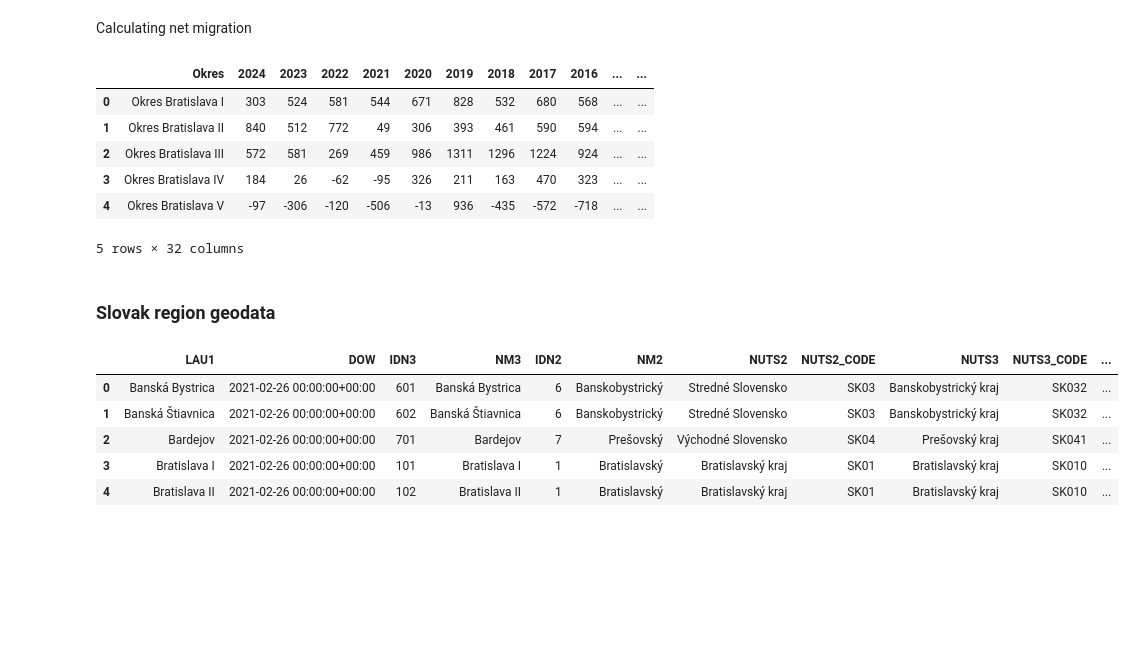
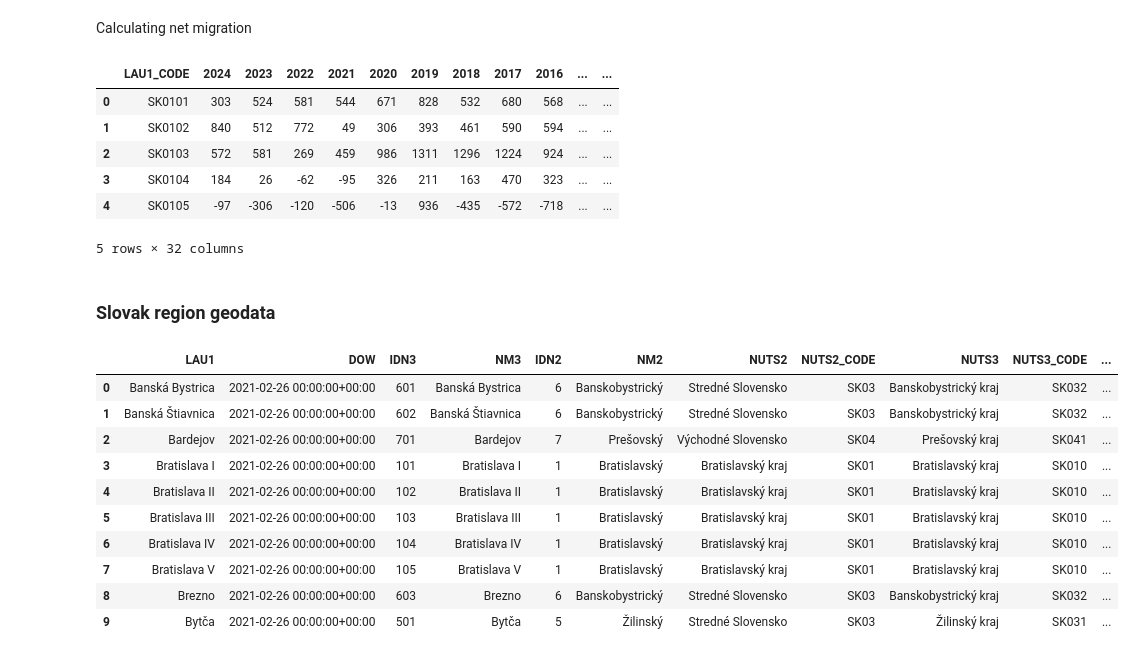
Before and after one commit to jatofi-official/migration-eu-analysis, a Jupyter notebook: Notebooks/Processing-raw-data/slovak_data.ipynb, the cells around one changed output. Saved outputs shown, nothing was run; the diff lists cells and outputs as text; code cells hidden in the pictures; blank space fills up the shorter version.

Commit message:
Added district data slovakia
And renamed international data for SK

```diff
--- a/Notebooks/Processing-raw-data/slovak_data.ipynb
+++ b/Notebooks/Processing-raw-data/slovak_data.ipynb
@@ -60,24 +60,31 @@ for i in range(n_rows):
         net_migration_table.iloc[i,k] = immigration_table_raw.iloc[i,k]-emigration_table_raw.iloc[i,k]
 
 display(net_migration_table.head())
+
+net_migration_table.to_csv("../../Data/slovakia/net_migration_districts_sk.csv",index=False)
 # %% [output]
-|  | Okres | 2024 | 2023 | 2022 | 2021 | 2020 | 2019 | 2018 | 2017 | 2016 | ... | ... |
-| 0 | Okres Bratislava I | 303 | 524 | 581 | 544 | 671 | 828 | 532 | 680 | 568 | ... | ... |
-| 1 | Okres Bratislava II | 840 | 512 | 772 | 49 | 306 | 393 | 461 | 590 | 594 | ... | ... |
-| 2 | Okres Bratislava III | 572 | 581 | 269 | 459 | 986 | 1311 | 1296 | 1224 | 924 | ... | ... |
-| 3 | Okres Bratislava IV | 184 | 26 | -62 | -95 | 326 | 211 | 163 | 470 | 323 | ... | ... |
-| 4 | Okres Bratislava V | -97 | -306 | -120 | -506 | -13 | 936 | -435 | -572 | -718 | ... | ... |
+|  | LAU1_CODE | 2024 | 2023 | 2022 | 2021 | 2020 | 2019 | 2018 | 2017 | 2016 | ... | ... |
+| 0 | SK0101 | 303 | 524 | 581 | 544 | 671 | 828 | 532 | 680 | 568 | ... | ... |
+| 1 | SK0102 | 840 | 512 | 772 | 49 | 306 | 393 | 461 | 590 | 594 | ... | ... |
+| 2 | SK0103 | 572 | 581 | 269 | 459 | 986 | 1311 | 1296 | 1224 | 924 | ... | ... |
+| 3 | SK0104 | 184 | 26 | -62 | -95 | 326 | 211 | 163 | 470 | 323 | ... | ... |
+| 4 | SK0105 | -97 | -306 | -120 | -506 | -13 | 936 | -435 | -572 | -718 | ... | ... |
 5 rows × 32 columns
 # %% [markdown]
 ### Slovak region geodata
 # %%
 districts = geopandas.read_file("../../Data/geography/slovak_districts.json")
 
-display(districts.head())
+display(districts.head(10))
 # %% [output]
 |  | LAU1 | DOW | IDN3 | NM3 | IDN2 | NM2 | NUTS2 | NUTS2_CODE | NUTS3 | NUTS3_CODE | ... |
 | 0 | Banská Bystrica | 2021-02-26 00:00:00+00:00 | 601 | Banská Bystrica | 6 | Banskobystrický | Stredné Slovensko | SK03 | Banskobystrický kraj | SK032 | ... |
 | 1 | Banská Štiavnica | 2021-02-26 00:00:00+00:00 | 602 | Banská Štiavnica | 6 | Banskobystrický | Stredné Slovensko | SK03 | Banskobystrický kraj | SK032 | ... |
 | 2 | Bardejov | 2021-02-26 00:00:00+00:00 | 701 | Bardejov | 7 | Prešovský | Východné Slovensko | SK04 | Prešovský kraj | SK041 | ... |
 | 3 | Bratislava I | 2021-02-26 00:00:00+00:00 | 101 | Bratislava I | 1 | Bratislavský | Bratislavský kraj | SK01 | Bratislavský kraj | SK010 | ... |
 | 4 | Bratislava II | 2021-02-26 00:00:00+00:00 | 102 | Bratislava II | 1 | Bratislavský | Bratislavský kraj | SK01 | Bratislavský kraj | SK010 | ... |
+| 5 | Bratislava III | 2021-02-26 00:00:00+00:00 | 103 | Bratislava III | 1 | Bratislavský | Bratislavský kraj | SK01 | Bratislavský kraj | SK010 | ... |
+| 6 | Bratislava IV | 2021-02-26 00:00:00+00:00 | 104 | Bratislava IV | 1 | Bratislavský | Bratislavský kraj | SK01 | Bratislavský kraj | SK010 | ... |
+| 7 | Bratislava V | 2021-02-26 00:00:00+00:00 | 105 | Bratislava V | 1 | Bratislavský | Bratislavský kraj | SK01 | Bratislavský kraj | SK010 | ... |
+| 8 | Brezno | 2021-02-26 00:00:00+00:00 | 603 | Brezno | 6 | Banskobystrický | Stredné Slovensko | SK03 | Banskobystrický kraj | SK032 | ... |
+| 9 | Bytča | 2021-02-26 00:00:00+00:00 | 501 | Bytča | 5 | Žilinský | Stredné Slovensko | SK03 | Žilinský kraj | SK031 | ... |
```
Also changed, not shown: parts of 1 cell of this notebook, 7 other files.
